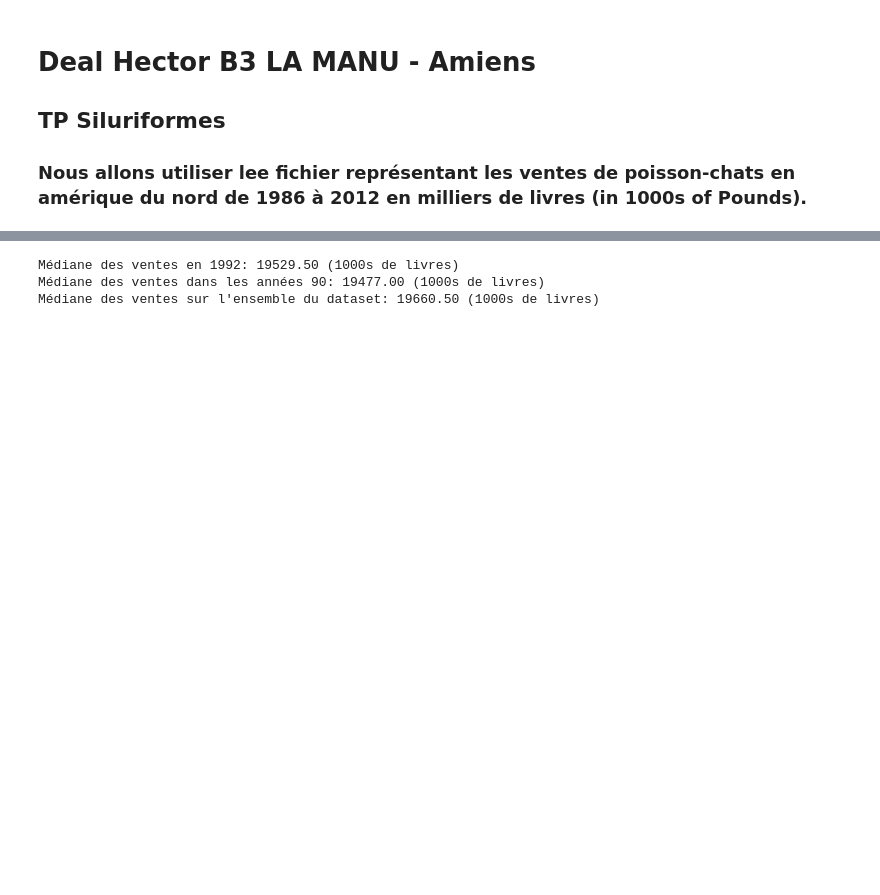
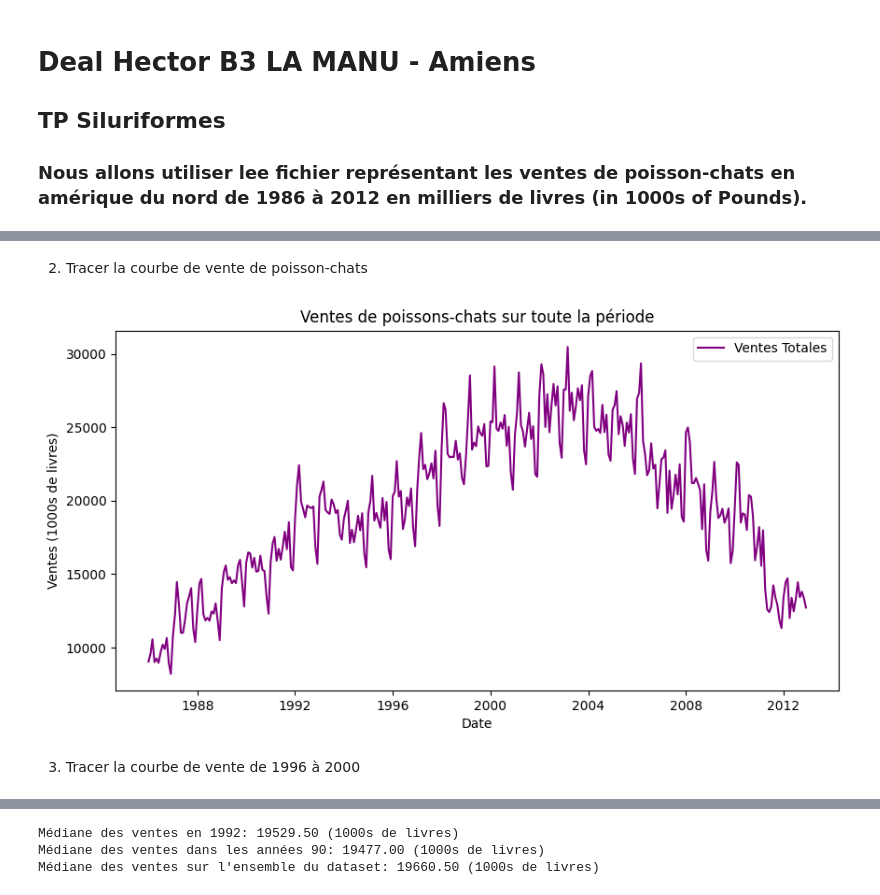
Before and after one commit to hectordll/tp-prediction-siluriformes, a Jupyter notebook: siluriformes.ipynb, the cells around one changed output, grey strips where cells are left out. Cells and saved outputs as stored; diff of their text form; code cells hidden in the pictures; blank space fills up the shorter version.

```diff
--- a/siluriformes.ipynb
+++ b/siluriformes.ipynb
@@ -50,0 +33,16 @@ Warnings:
+# %% [markdown]
+2. Tracer la courbe de vente de poisson-chats
+# %%
+# Tracer de la courbe des ventes
+plt.figure(figsize=(10, 5))
+plt.plot(catfish_sales, label="Ventes Totales", color='purple')
+
+plt.xlabel("Date")
+plt.ylabel("Ventes (1000s de livres)")
+plt.title("Ventes de poissons-chats sur toute la période")
+plt.legend()
+plt.show()
+# %% [output]
+[figure, added]
+# %% [markdown]
+3. Tracer la courbe de vente de 1996 à 2000
```
Also changed, not shown: parts of 10 cells of this notebook, 2 other files.
